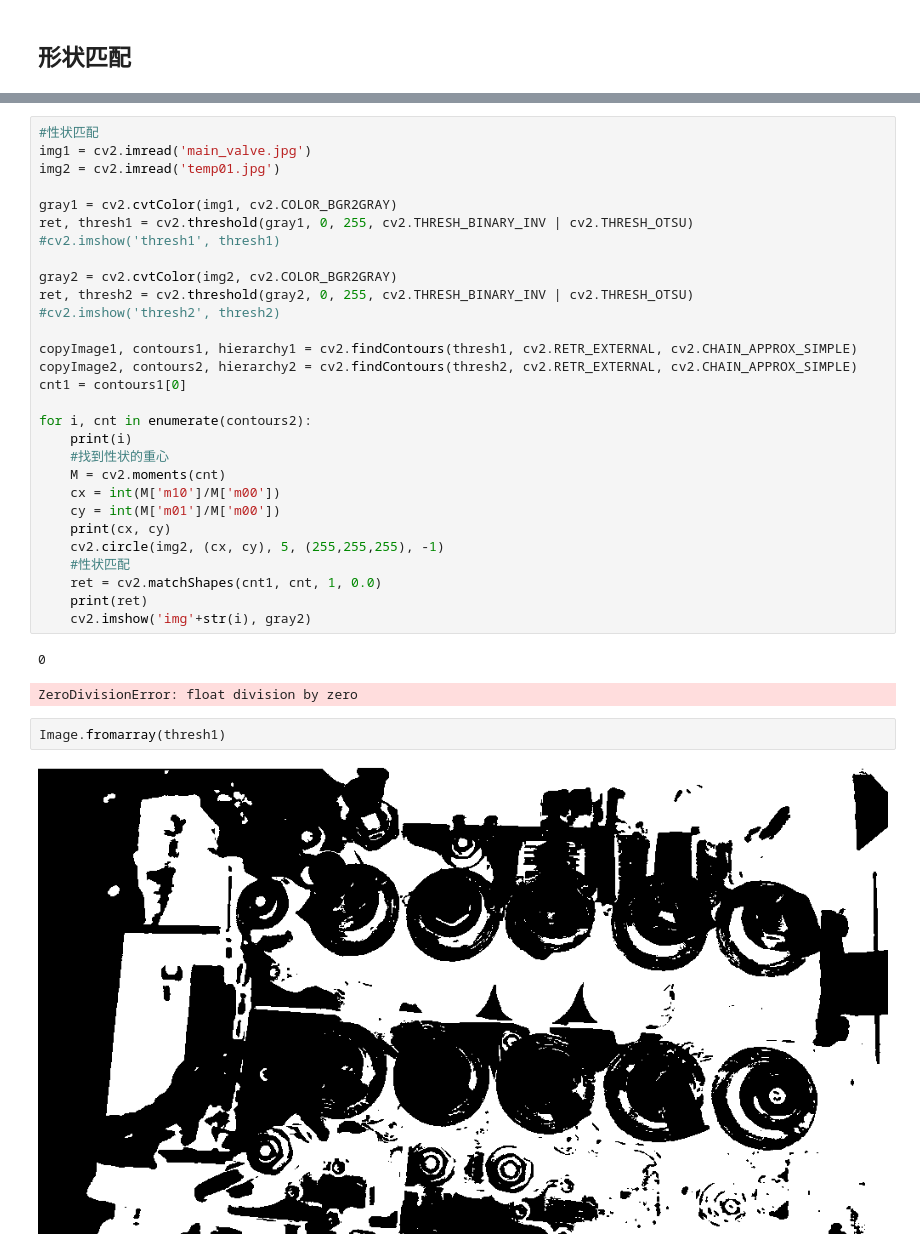
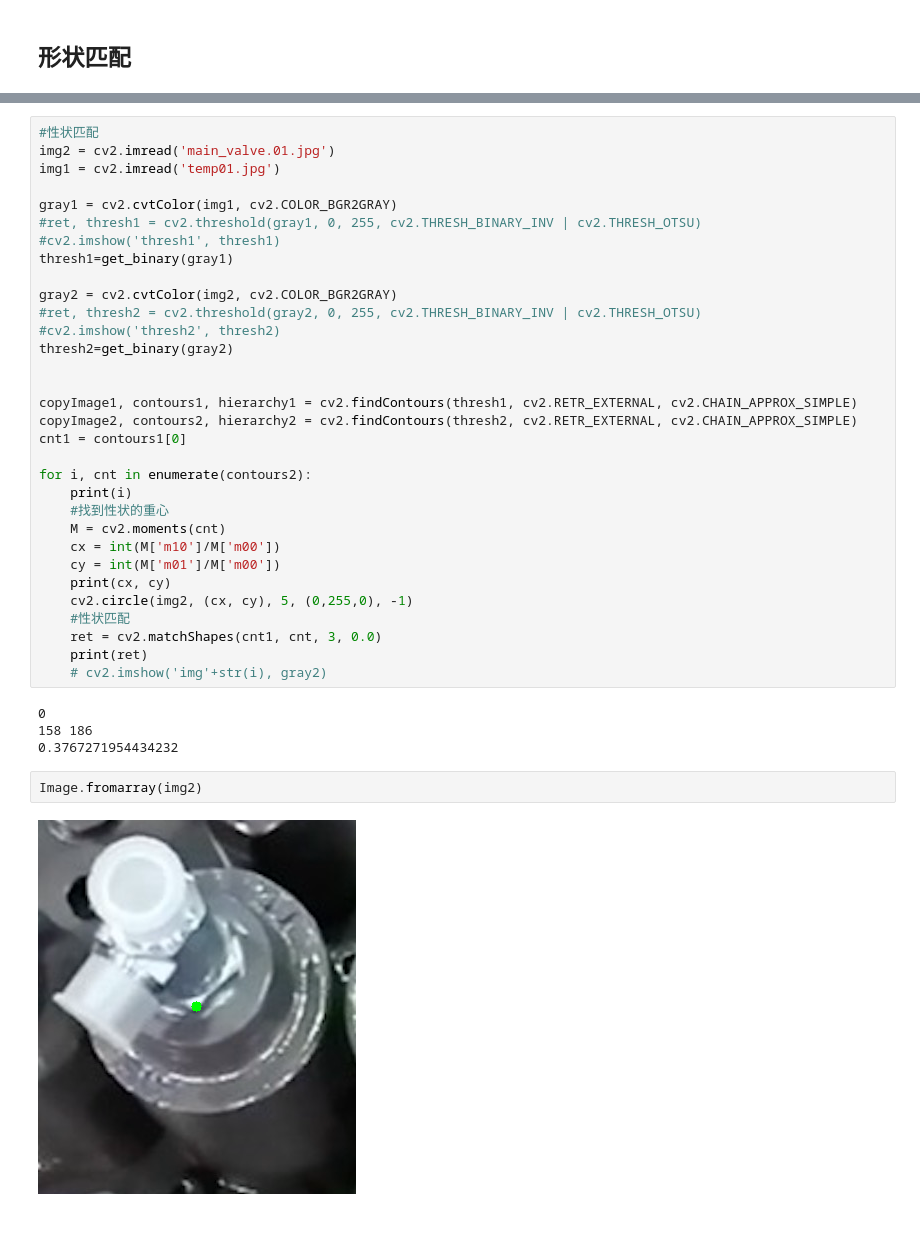
Before and after one commit to yizt/notebook, a Jupyter notebook: python/opencv/main_valve_direction_demo.ipynb, the cells around one changed output, grey strips where cells are left out. Cells and saved outputs as stored; diff of their text form; blank space fills up the shorter version.

```diff
--- a/python/opencv/main_valve_direction_demo.ipynb
+++ b/python/opencv/main_valve_direction_demo.ipynb
@@ -163,15 +174,18 @@ Image.fromarray(img3[:,:,::-1])
 # %%
 #性状匹配
-img1 = cv2.imread('main_valve.jpg')
-img2 = cv2.imread('temp01.jpg')
+img2 = cv2.imread('main_valve.01.jpg')
+img1 = cv2.imread('temp01.jpg')
 
 gray1 = cv2.cvtColor(img1, cv2.COLOR_BGR2GRAY)
-ret, thresh1 = cv2.threshold(gray1, 0, 255, cv2.THRESH_BINARY_INV | cv2.THRESH_OTSU)
+#ret, thresh1 = cv2.threshold(gray1, 0, 255, cv2.THRESH_BINARY_INV | cv2.THRESH_OTSU)
 #cv2.imshow('thresh1', thresh1)
+thresh1=get_binary(gray1)
 
 gray2 = cv2.cvtColor(img2, cv2.COLOR_BGR2GRAY)
-ret, thresh2 = cv2.threshold(gray2, 0, 255, cv2.THRESH_BINARY_INV | cv2.THRESH_OTSU)
+#ret, thresh2 = cv2.threshold(gray2, 0, 255, cv2.THRESH_BINARY_INV | cv2.THRESH_OTSU)
 #cv2.imshow('thresh2', thresh2)
+thresh2=get_binary(gray2)
+
 
 copyImage1, contours1, hierarchy1 = cv2.findContours(thresh1, cv2.RETR_EXTERNAL, cv2.CHAIN_APPROX_SIMPLE)
 copyImage2, contours2, hierarchy2 = cv2.findContours(thresh2, cv2.RETR_EXTERNAL, cv2.CHAIN_APPROX_SIMPLE)
@@ -184,15 +198,16 @@ for i, cnt in enumerate(contours2):
     cx = int(M['m10']/M['m00'])
     cy = int(M['m01']/M['m00'])
     print(cx, cy)
-    cv2.circle(img2, (cx, cy), 5, (255,255,255), -1)
+    cv2.circle(img2, (cx, cy), 5, (0,255,0), -1)
     #性状匹配
-    ret = cv2.matchShapes(cnt1, cnt, 1, 0.0)
+    ret = cv2.matchShapes(cnt1, cnt, 3, 0.0)
     print(ret)
-    cv2.imshow('img'+str(i), gray2)
+    # cv2.imshow('img'+str(i), gray2)
 # %% [output]
 0
+158 186
+0.3767271954434232
-ZeroDivisionError: float division by zero
 # %%
-Image.fromarray(thresh1)
+Image.fromarray(img2)
 # %% [output]
-[figure, old version]
+[figure, new version]
```
Also changed, not shown: parts of 30 cells of this notebook.
